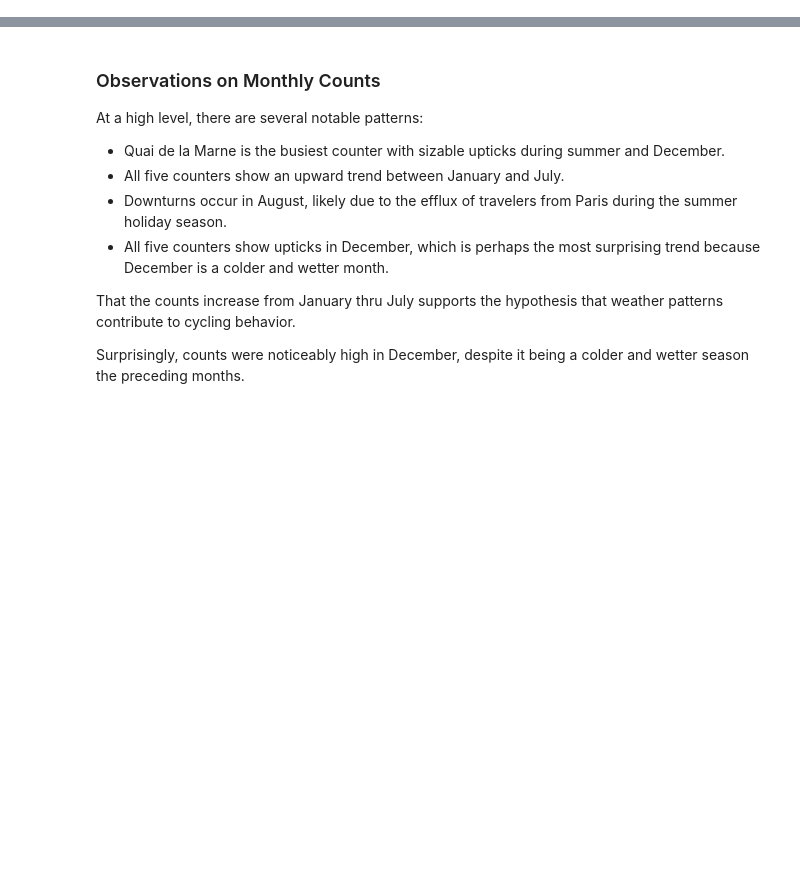
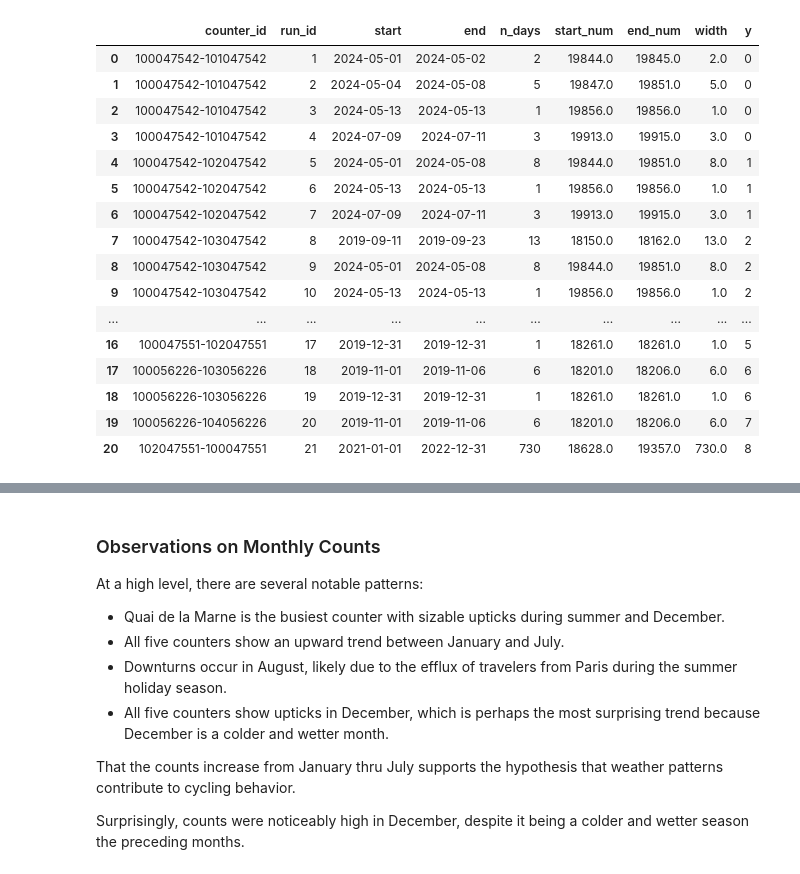
Before and after one commit to bpgodsil/meteo_velo, a Jupyter notebook: notebooks/03_bike_data_preprocess.ipynb, the cells around one changed output, grey strips where cells are left out. Drawn from its saved outputs; the diff is of its cells as text; code cells hidden in the pictures; blank space fills up the shorter version.

```diff
--- a/notebooks/03_bike_data_preprocess.ipynb
+++ b/notebooks/03_bike_data_preprocess.ipynb
@@ -72,0 +23,6 @@ coord_df
+# %%
+# read in extracted bike count data
+df = pd.read_parquet(EXTRACTED_DIR / 'extracted_hourly_bike_count_data.parquet')
+
+print(df.shape)
+display(df.head())
@@ -72,0 +108,34 @@ coord_df
+# %%
+from scripts.compute_zero_runs import compute_zero_runs
+
+# copy the data
+#counters = df.copy()
+#counters = counters[['year', 'date_time_dt','site_id', 'site_name', 'counter_id', 'count']]
+
+# compute the runs of zero-count days for each counter
+    # compute daily counts per counter
+    # subset to zero count days
+    # compute consequative days of zero days (i.e., a run of zero days) using the date_time_dt variable
+    # prepare result for ploting
+zero_runs = compute_zero_runs(df, min_run_days = 1)
+
+# show result
+display(zero_runs)
+# %% [output]
+|  | counter_id | run_id | start | end | n_days | start_num | end_num | width | y |
+| 0 | 100047542-101047542 | 1 | 2024-05-01 | 2024-05-02 | 2 | 19844.0 | 19845.0 | 2.0 | 0 |
+| 1 | 100047542-101047542 | 2 | 2024-05-04 | 2024-05-08 | 5 | 19847.0 | 19851.0 | 5.0 | 0 |
+| 2 | 100047542-101047542 | 3 | 2024-05-13 | 2024-05-13 | 1 | 19856.0 | 19856.0 | 1.0 | 0 |
+| 3 | 100047542-101047542 | 4 | 2024-07-09 | 2024-07-11 | 3 | 19913.0 | 19915.0 | 3.0 | 0 |
+| 4 | 100047542-102047542 | 5 | 2024-05-01 | 2024-05-08 | 8 | 19844.0 | 19851.0 | 8.0 | 1 |
+| 5 | 100047542-102047542 | 6 | 2024-05-13 | 2024-05-13 | 1 | 19856.0 | 19856.0 | 1.0 | 1 |
+| 6 | 100047542-102047542 | 7 | 2024-07-09 | 2024-07-11 | 3 | 19913.0 | 19915.0 | 3.0 | 1 |
+| 7 | 100047542-103047542 | 8 | 2019-09-11 | 2019-09-23 | 13 | 18150.0 | 18162.0 | 13.0 | 2 |
+| 8 | 100047542-103047542 | 9 | 2024-05-01 | 2024-05-08 | 8 | 19844.0 | 19851.0 | 8.0 | 2 |
+| 9 | 100047542-103047542 | 10 | 2024-05-13 | 2024-05-13 | 1 | 19856.0 | 19856.0 | 1.0 | 2 |
+| ... | ... | ... | ... | ... | ... | ... | ... | ... | ... |
+| 16 | 100047551-102047551 | 17 | 2019-12-31 | 2019-12-31 | 1 | 18261.0 | 18261.0 | 1.0 | 5 |
+| 17 | 100056226-103056226 | 18 | 2019-11-01 | 2019-11-06 | 6 | 18201.0 | 18206.0 | 6.0 | 6 |
+| 18 | 100056226-103056226 | 19 | 2019-12-31 | 2019-12-31 | 1 | 18261.0 | 18261.0 | 1.0 | 6 |
+| 19 | 100056226-104056226 | 20 | 2019-11-01 | 2019-11-06 | 6 | 18201.0 | 18206.0 | 6.0 | 7 |
+| 20 | 102047551-100047551 | 21 | 2021-01-01 | 2022-12-31 | 730 | 18628.0 | 19357.0 | 730.0 | 8 |
```
Also changed, not shown: parts of 35 cells of this notebook, 4 other files.
